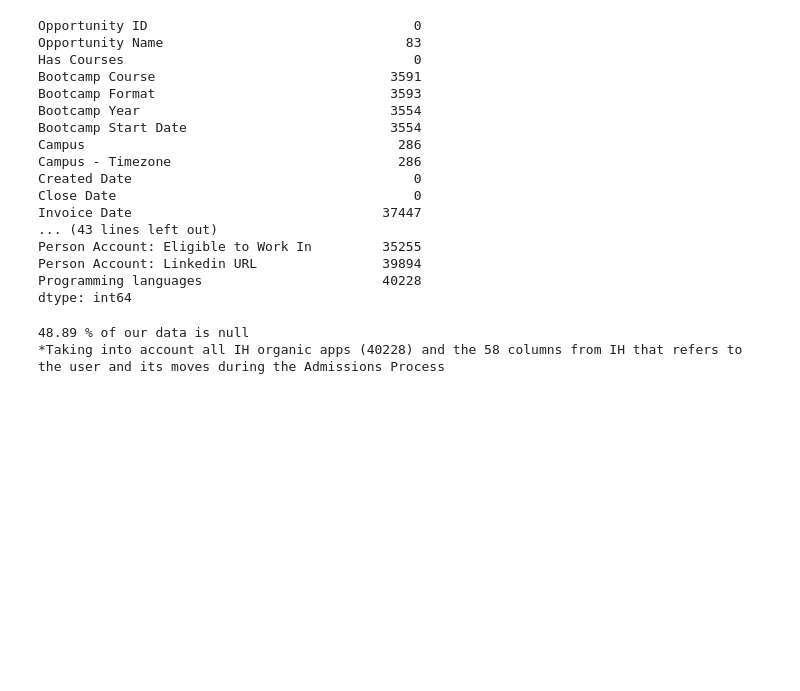
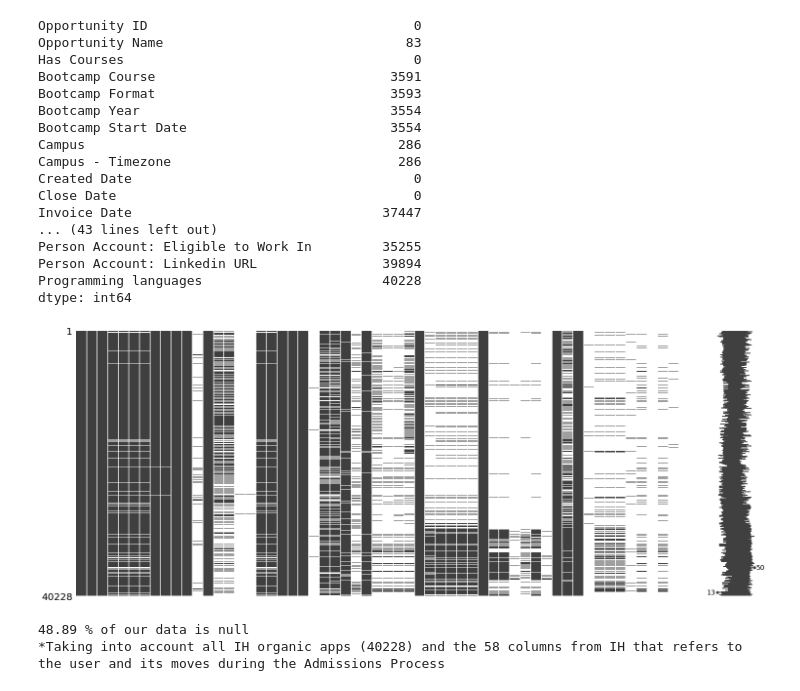
Before and after one commit to AnnaVilardell/PR07-FinalProject, a Jupyter notebook: Notebooks/Step2.2_AllCampusesYears_DataWrangling.ipynb, the cells around one changed output. Cells and saved outputs as stored; diff of their text form; code cells hidden in the pictures; blank space fills up the shorter version.

Commit message:
adding null visual

```diff
--- a/Notebooks/Step2.2_AllCampusesYears_DataWrangling.ipynb
+++ b/Notebooks/Step2.2_AllCampusesYears_DataWrangling.ipynb
@@ -179,6 +180,10 @@ Person Account: Eligible to Work In         35255
 Person Account: Linkedin URL                39894
 Programming languages                       40228
 dtype: int64
+# %%
+msno.matrix(apps);
+# %% [output]
+[figure, added]
 # %%
 total_values_xCol= apps.count()+apps.isnull().sum()
 # %%
```
Also changed, not shown: parts of 1 cell of this notebook.
